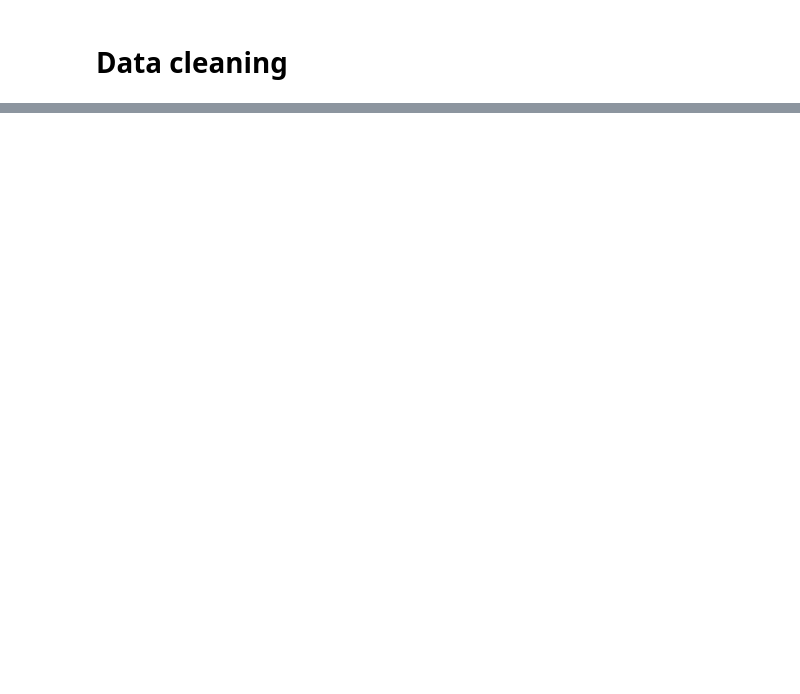
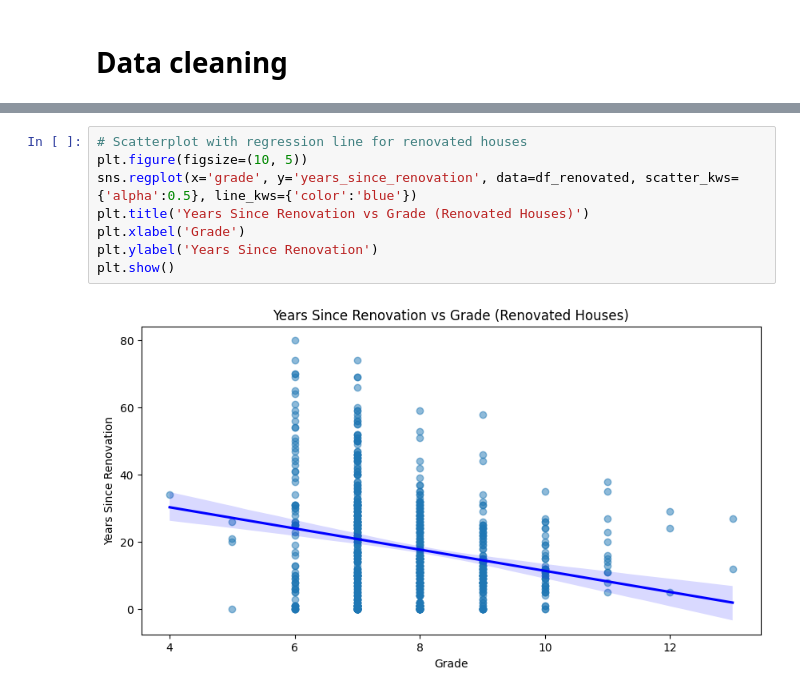
Before and after one commit to Jonaaa80/eda-project-JS, a Jupyter notebook: EDA.ipynb, the cells around one changed output, grey strips where cells are left out. Drawn from its saved outputs; the diff is of its cells as text; blank space fills up the shorter version.

```diff
--- a/EDA.ipynb
+++ b/EDA.ipynb
@@ -133,0 +244,10 @@ Name: count, dtype: int64
+# %%
+# Scatterplot with regression line for renovated houses
+plt.figure(figsize=(10, 5))
+sns.regplot(x='grade', y='years_since_renovation', data=df_renovated, scatter_kws={'alpha':0.5}, line_kws={'color':'blue'})
+plt.title('Years Since Renovation vs Grade (Renovated Houses)')
+plt.xlabel('Grade')
+plt.ylabel('Years Since Renovation')
+plt.show()
+# %% [output]
+[figure, added]
```
Also changed, not shown: parts of 27 cells of this notebook.
